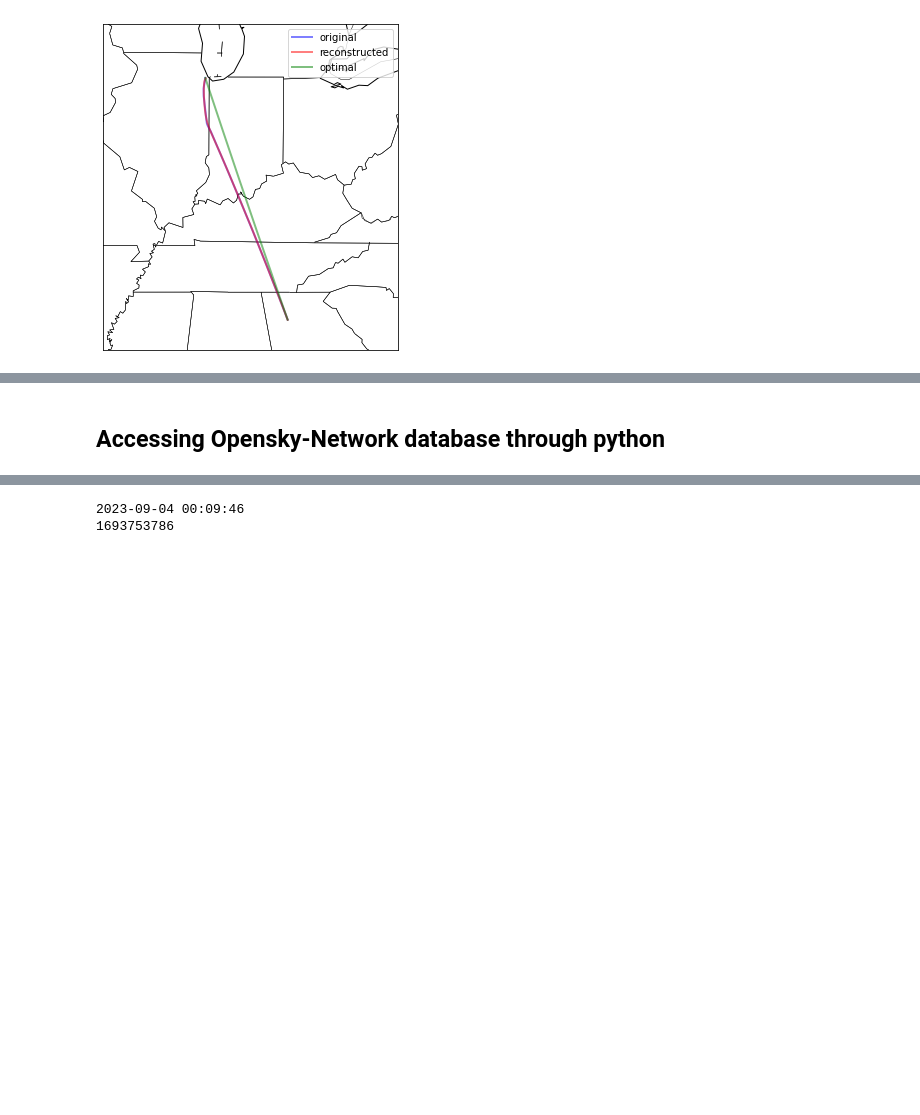
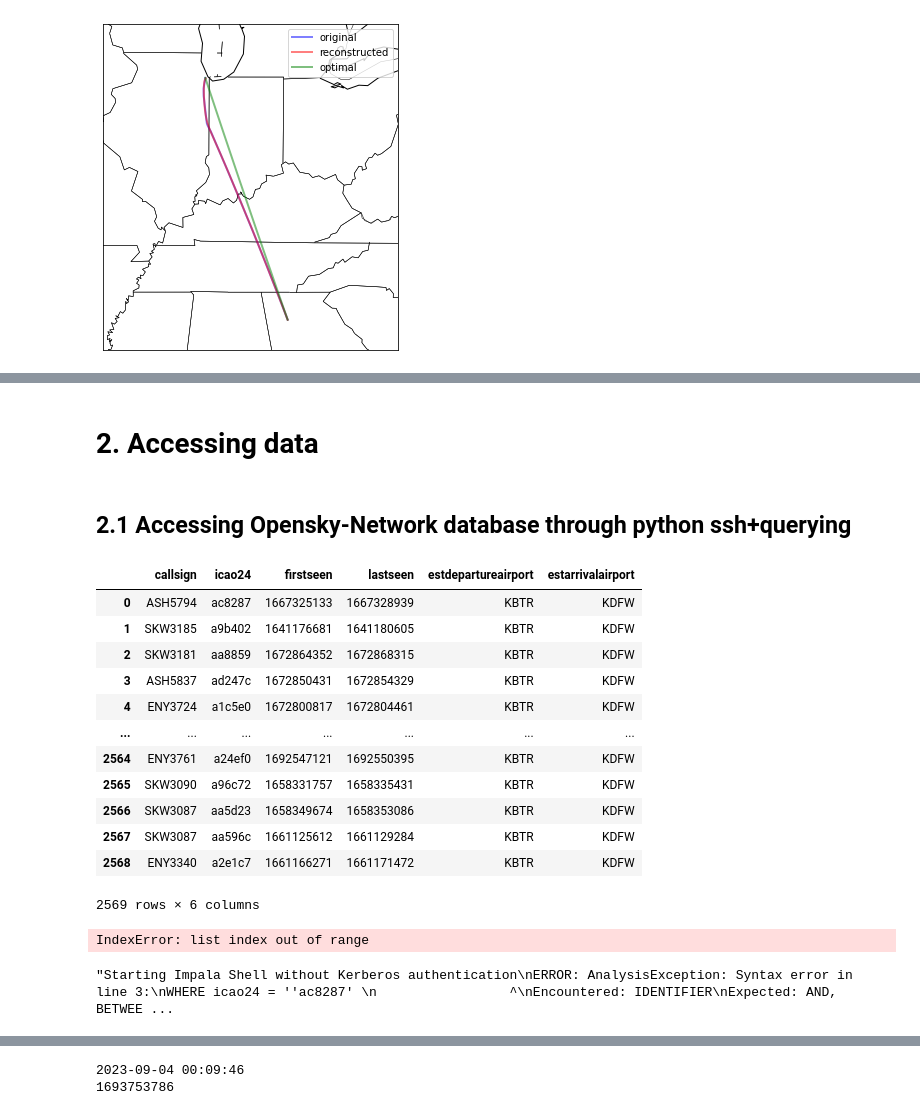
Before and after one commit to Flight-Path-Analysis/FlightPathAnalysis, a Jupyter notebook: prototyping/Untitled.ipynb, the cells around one changed output, grey strips where cells are left out. Cells and saved outputs as stored; diff of their text form; code cells hidden in the pictures; blank space fills up the shorter version.

```diff
--- a/prototyping/Untitled.ipynb
+++ b/prototyping/Untitled.ipynb
@@ -325,11 +327,15 @@ Let's focus on the path that minimizes the time.
 $$T = \int_{\vec{r}_0}^{\vec{r}_f} dt$$
 
 (cont...)
+# %% [markdown]
+# 2. Accessing data
 # %% [markdown]
-## Accessing Opensky-Network database through python
+## 2.1 Accessing Opensky-Network database through python ssh+querying
 # %%
 import paramiko
 import pandas as pd
+import yaml
+# ssh -p 2230 -l andrerg01 data.opensky-network.org
 
 def to_number(s):
     try:
@@ -375,32 +381,80 @@ with open('pvt/opensky_login.yml', 'r') as file:
         config = yaml.safe_load(file)
         username = config['opensky']['username']
         password = config['opensky']['password']
     except yaml.YAMLError as exc:
         print(exc)
 
 # SSH configurations
 hostname = 'data.opensky-network.org'
 port = 2230
 
 # Initialize SSH client
 client = paramiko.SSHClient()
 client.set_missing_host_key_policy(paramiko.AutoAddPolicy())
 client.connect(hostname, port=port, username=username, password=password)
 
 # Run a command in Impala Shell
 querry = """SELECT callsign, icao24, firstseen, lastseen, estdepartureairport, estarrivalairport
 FROM flights_data4
-WHERE estdepartureairport = 'KCLT'
-AND estarrivalairport = 'KJFK';"""
+WHERE estdepartureairport = 'KBTR'
+AND estarrivalairport = 'KDFW';"""
 
 # Run a command in Impala Shell using the -q option
 cmd = "-q " + querry
 
 stdin, stdout, stderr = client.exec_command(cmd)
 
 # Fetch results
 results = stdout.read().decode()
 errors = stderr.read().decode()
 
+client.close()
+
 res = parse_to_dataframe(results)
 res
+# %% [output]
+|  | callsign | icao24 | firstseen | lastseen | estdepartureairport | estarrivalairport |
+| 0 | ASH5794 | ac8287 | 1667325133 | 1667328939 | KBTR | KDFW |
+| 1 | SKW3185 | a9b402 | 1641176681 | 1641180605 | KBTR | KDFW |
+| 2 | SKW3181 | aa8859 | 1672864352 | 1672868315 | KBTR | KDFW |
+| 3 | ASH5837 | ad247c | 1672850431 | 1672854329 | KBTR | KDFW |
+| 4 | ENY3724 | a1c5e0 | 1672800817 | 1672804461 | KBTR | KDFW |
+| ... | ... | ... | ... | ... | ... | ... |
+| 2564 | ENY3761 | a24ef0 | 1692547121 | 1692550395 | KBTR | KDFW |
+| 2565 | SKW3090 | a96c72 | 1658331757 | 1658335431 | KBTR | KDFW |
+| 2566 | SKW3087 | aa5d23 | 1658349674 | 1658353086 | KBTR | KDFW |
+| 2567 | SKW3087 | aa596c | 1661125612 | 1661129284 | KBTR | KDFW |
+| 2568 | ENY3340 | a2e1c7 | 1661166271 | 1661171472 | KBTR | KDFW |
+2569 rows × 6 columns
+# %%
+flight = res.iloc[0]
+
+client = paramiko.SSHClient()
+client.set_missing_host_key_policy(paramiko.AutoAddPolicy())
+client.connect(hostname, port=port, username=username, password=password)
+
+# Run a command in Impala Shell
+querry = """SELECT lat, lon
+FROM state_vectors_data4
+WHERE icao24 = \''""" + flight['icao24'] + """\'
+AND time > """ + str(flight['firstseen']) + """
+AND time < """ + str(flight['lastseen']) + """;"""
+# Run a command in Impala Shell using the -q option
+cmd = "-q " + querry
+
+stdin, stdout, stderr = client.exec_command(cmd)
+
+# Fetch results
+results = stdout.read().decode()
+errors = stderr.read().decode()
+
+client.close()
+
+res = parse_to_dataframe(results)
+res
+# %% [output]
+IndexError: list index out of range
+# %%
+errors
+# %% [output]
+"Starting Impala Shell without Kerberos authentication\nERROR: AnalysisException: Syntax error in line 3:\nWHERE icao24 = ''ac8287' \n                 ^\nEncountered: IDENTIFIER\nExpected: AND, BETWEE ...
```
Also changed, not shown: parts of 26 cells of this notebook, 1 other file.
